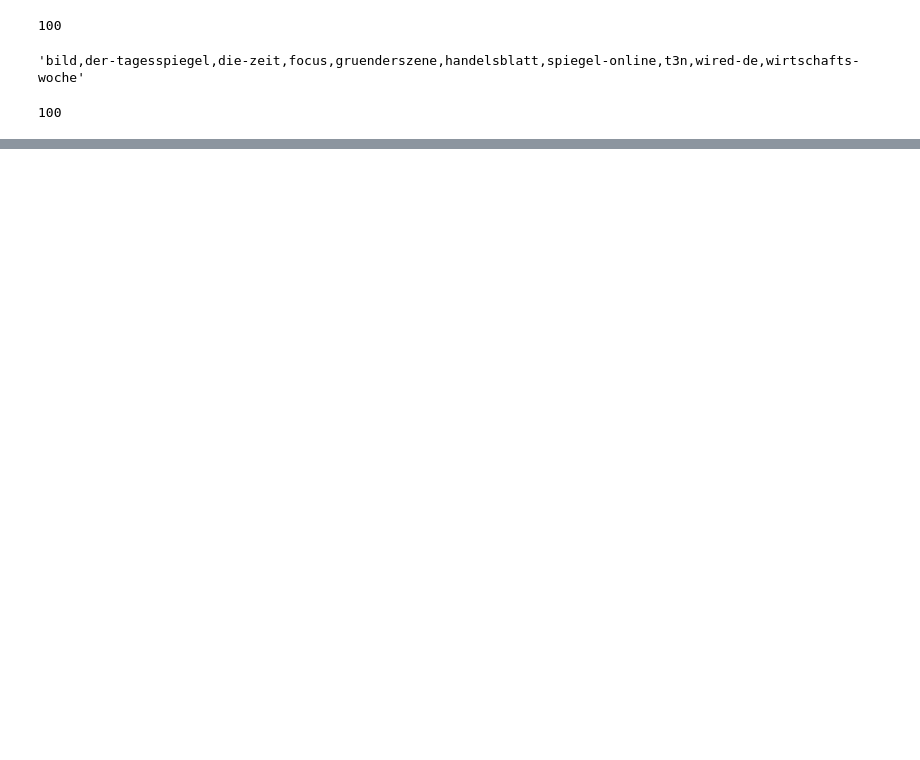
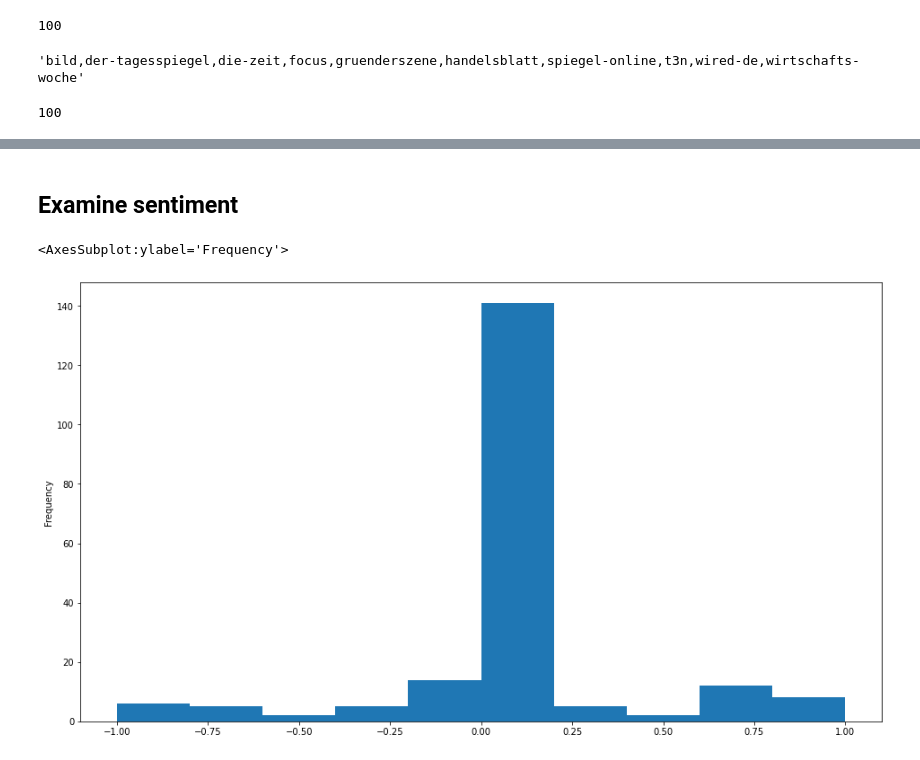
Before and after one commit to felixpeters/ml-experiments, a Jupyter notebook: sentiment/01_News_Sentiment.ipynb, the cells around one changed output, grey strips where cells are left out. Cells and saved outputs as stored; diff of their text form; code cells hidden in the pictures; blank space fills up the shorter version.

Commit message:
analyze sentiment of collected news articles

```diff
--- a/sentiment/01_News_Sentiment.ipynb
+++ b/sentiment/01_News_Sentiment.ipynb
@@ -164,0 +169,17 @@ with open('../data/news-sentiment/de_articles.json', 'w') as f:
+# %%
+def results2df(results, lang='en'):
+    articles = results['articles']
+    data = [{
+        'source': a['source']['id'],
+        'title': a['title'],
+        'desc': a['description'],
+        'date': a['publishedAt'],
+        'lang': lang,
+        'title_sent': (TextBlob(a['title']).sentiment.polarity if lang == 'en' else TextBlobDE(a['title']).sentiment.polarity),
+        'desc_sent': (TextBlob(a['description']).sentiment.polarity if lang == 'en' else TextBlobDE(a['description']).sentiment.polarity),
+    } for a in articles]
+    df = pd.DataFrame(data=data)
+    return df
+# %%
+df = pd.concat([results2df(us_news, lang='en'), results2df(de_news, lang='de')], ignore_index=True)
+df
@@ -164,0 +200,7 @@ with open('../data/news-sentiment/de_articles.json', 'w') as f:
+# %% [markdown]
+## Examine sentiment
+# %%
+df.title_sent.plot(kind='hist')
+# %% [output]
+<AxesSubplot:ylabel='Frequency'>
+[figure, added]
```
Also changed, not shown: parts of 11 cells of this notebook, 2 other files.
